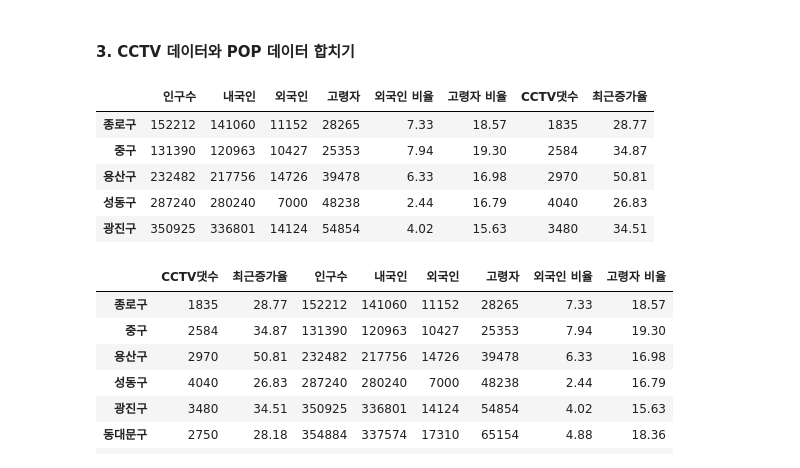
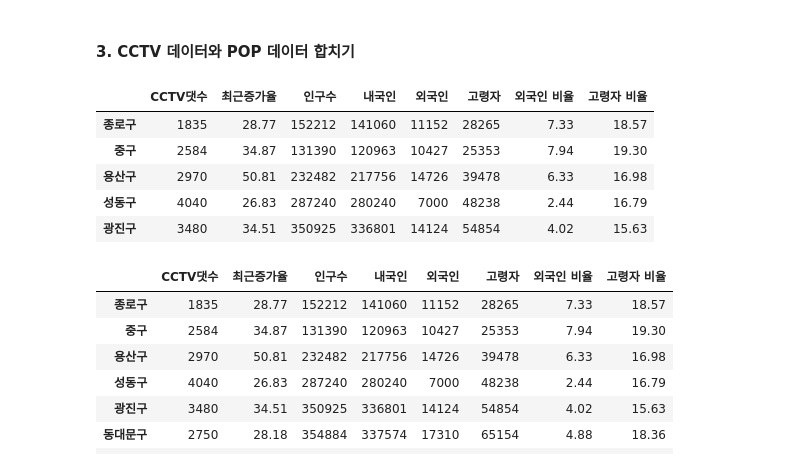
Before and after one commit to Maru230403/DataAnalysis-2023.09, a Jupyter notebook: 02.Pandas/10.서울시CCTV.ipynb, the cells around one changed output. Cells and saved outputs as stored; diff of their text form; code cells hidden in the pictures.

```diff
--- a/02.Pandas/10.서울시CCTV.ipynb
+++ b/02.Pandas/10.서울시CCTV.ipynb
@@ -194,15 +195,15 @@ pop.head(3)
 # %% [markdown]
 #### 3. CCTV 데이터와 POP 데이터 합치기
 # %%
-df = pd.merge(pop, cctv, left_index=True, right_index=True) # 둘다 index이기에 index 사용
+df = pd.merge(cctv, pop, left_index=True, right_index=True) # 둘다 index이기에 index 사용
 df.head()
 # %% [output]
-|  | 인구수 | 내국인 | 외국인 | 고령자 | 외국인 비율 | 고령자 비율 | CCTV댓수 | 최근증가율 |
-| 종로구 | 152212 | 141060 | 11152 | 28265 | 7.33 | 18.57 | 1835 | 28.77 |
-| 중구 | 131390 | 120963 | 10427 | 25353 | 7.94 | 19.30 | 2584 | 34.87 |
-| 용산구 | 232482 | 217756 | 14726 | 39478 | 6.33 | 16.98 | 2970 | 50.81 |
-| 성동구 | 287240 | 280240 | 7000 | 48238 | 2.44 | 16.79 | 4040 | 26.83 |
-| 광진구 | 350925 | 336801 | 14124 | 54854 | 4.02 | 15.63 | 3480 | 34.51 |
+|  | CCTV댓수 | 최근증가율 | 인구수 | 내국인 | 외국인 | 고령자 | 외국인 비율 | 고령자 비율 |
+| 종로구 | 1835 | 28.77 | 152212 | 141060 | 11152 | 28265 | 7.33 | 18.57 |
+| 중구 | 2584 | 34.87 | 131390 | 120963 | 10427 | 25353 | 7.94 | 19.30 |
+| 용산구 | 2970 | 50.81 | 232482 | 217756 | 14726 | 39478 | 6.33 | 16.98 |
+| 성동구 | 4040 | 26.83 | 287240 | 280240 | 7000 | 48238 | 2.44 | 16.79 |
+| 광진구 | 3480 | 34.51 | 350925 | 336801 | 14124 | 54854 | 4.02 | 15.63 |
 # %%
 pd.concat([cctv, pop], axis=1)
 # %% [output]
```
Also changed, not shown: parts of 3 cells of this notebook, 2 other files.
